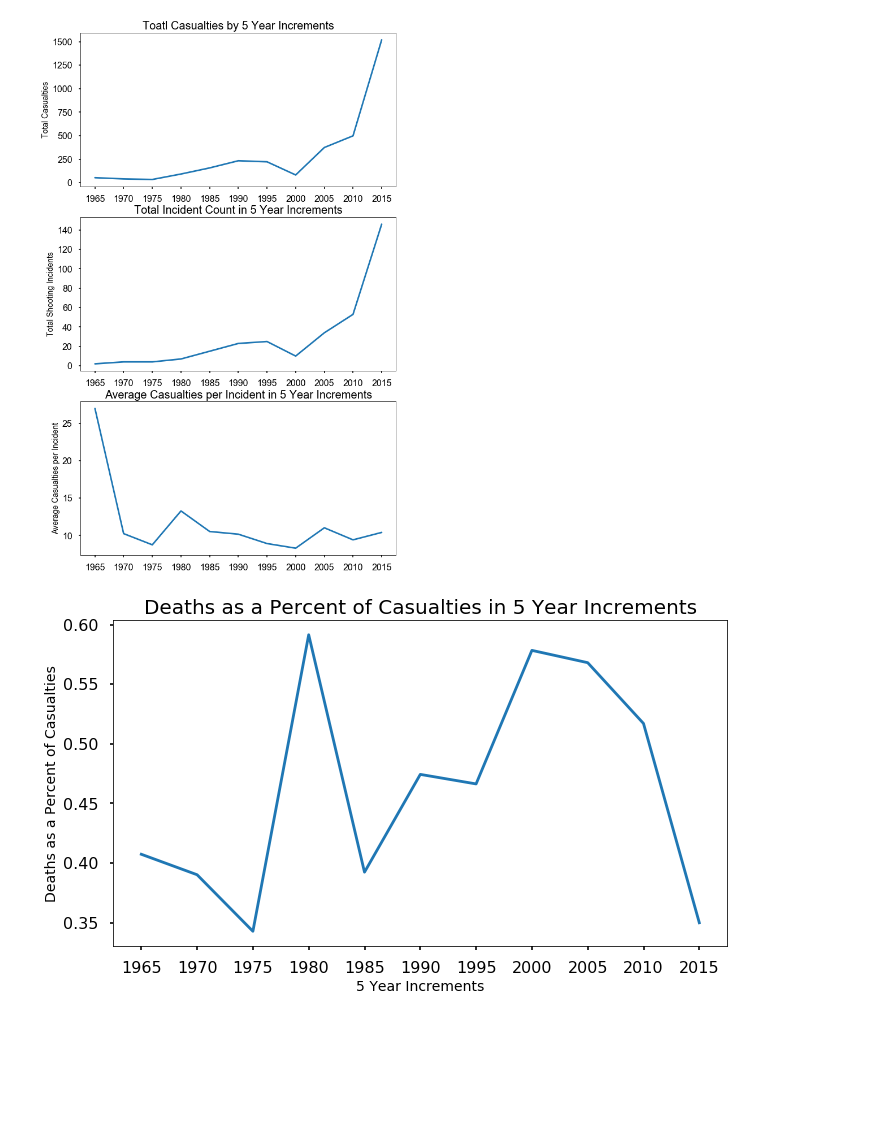
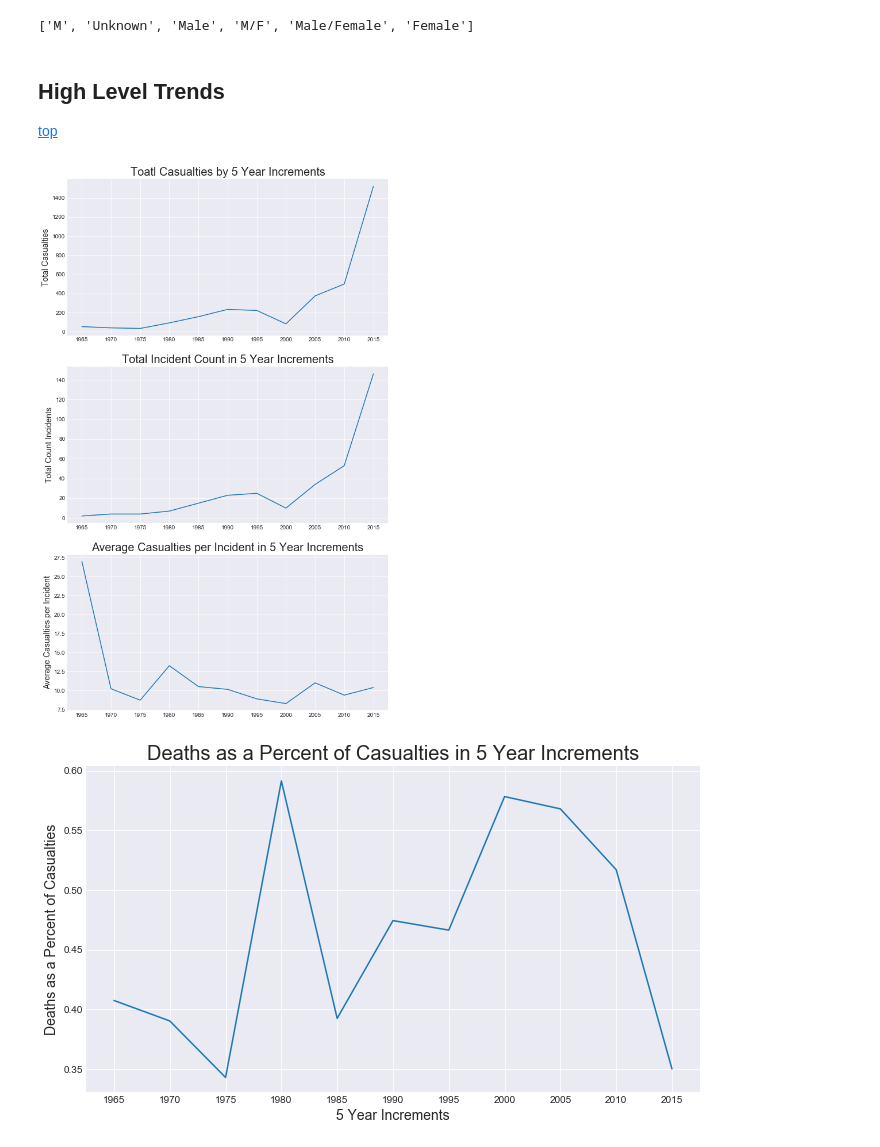
Before and after one commit to ZackSmith32/US_Mass_Shootings_Analysis, a Jupyter notebook: mass_shootings.ipynb, the cells around one changed output. Cells and saved outputs as stored; diff of their text form; code cells hidden in the pictures; blank space fills up the shorter version.

```diff
--- a/mass_shootings.ipynb
+++ b/mass_shootings.ipynb
@@ -75,26 +120,66 @@ df_year_5['casualties_per_incident'] = df_year_5.loc[:,
+# %%
+## 10 year age group feature, some Nan's and some bad entries
+
+def age_group(x):
+    if x == 0:
+        return 0
+    else :
+        return x // 10 * 10
+df['age_10'] = df['age'].apply(age_group)
+# %%
+## condense race descriptions into more concise list
+
+df['race'].fillna('unknown', inplace=True)
+df['race'] = df['race'].apply(lambda x: x.lower())
+df.loc[df['race'] == 'some other race', 'race'] = 'other'
+df.loc[df['race'] == 'black american or african american', 'race'] = 'black'
+df.loc[df['race'] == 'white american or european american', 'race'] = 'white'
+df.loc[df['race'] == 'asian american', 'race'] = 'asian'
+df.loc[df['race'] == 'black american or african american/unknown', 'race'] = 'black'
+df.loc[df['race'] == 'white american or european american/some other race', 'race'] = 'white'
+df.loc[df['race'] == 'asian american/some other race', 'race'] = 'asian'
+# %%
+df['gender'].unique().tolist()
+# %% [output]
+['M', 'Unknown', 'Male', 'M/F', 'Male/Female', 'Female']
+# %%
+## clean gender feature
+
+df.loc[df['gender'] == 'M', 'gender'] = 'Male'
+df.loc[df['gender'] == 'M/F', 'gender'] = 'Male/Female'
+# %%
+## create df_year_5
+
+df_year_5 = df.groupby('year_5', as_index=False).agg({'fatalities': 'sum', 'injured': 'sum',
+                                                    'total_casualties': 'sum', 'incident_ct': 'count'})
+df_year_5['casualties_per_incident'] = df_year_5.loc[:, ['total_casualties', 'incident_ct']].apply(
+                                                    lambda x: x[0] / x[1], axis=1)
+# %% [markdown]
+## High Level Trends
+[top](#top)
 # %%
 ## charts by year for total casualties, number of incidents, and average casualties per incident
 
 dims = (10,17)
 fig, axes = plt.subplots(nrows=3, ncols=1, figsize=dims)
 plt.setp(axes, xticks=np.arange(min(df_year_5['year_5']), max(df_year_5['year_5']) + 5, 5))
-plt.style.use('seaborn-dark')
+
 
 
 axes[0].plot(df_year_5['year_5'], df_year_5['total_casualties'])
 axes[0].set_ylabel('Total Casualties', fontsize=14)
 axes[0].set_title('Toatl Casualties by 5 Year Increments', fontsize=20)
 
 axes[1].plot(df_year_5['year_5'], df_year_5['incident_ct']);
-axes[1].set_ylabel('Total Shooting Incidents', fontsize = 14)
+axes[1].set_ylabel('Total Count Incidents', fontsize = 14)
 axes[1].set_title('Total Incident Count in 5 Year Increments', fontsize = 20);
 
 
 axes[2].plot(df_year_5['year_5'], df_year_5['casualties_per_incident']);
 axes[2].set_ylabel('Average Casualties per Incident', fontsize = 14)
 axes[2].set_title('Average Casualties per Incident in 5 Year Increments', fontsize = 20);
 # %% [output]
-[figure, old version]
+[figure, new version]
 # %%
 ## look at deaths as a percent of casualties
 
@@ -104,7 +189,6 @@ df_year_5['death_pct'] = df_year_5[['fatalities', 'total_casualties']].apply(lam
 
 dims = (11, 6)
 fig, ax = plt.subplots(figsize=dims)
-plt.style.use('seaborn-poster')
 
 plt.plot(df_year_5['year_5'], df_year_5['death_pct']);
 ax.set_xlabel('5 Year Increments', fontsize = 14)
@@ -112,4 +196,4 @@ ax.set_ylabel('Deaths as a Percent of Casualties', fontsize = 14)
 ax.set_title('Deaths as a Percent of Casualties in 5 Year Increments', fontsize = 20);
 plt.xticks(np.arange(min(df_year_5['year_5']), max(df_year_5['year_5']) + 5, 5));
 # %% [output]
-[figure, old version]
+[figure, new version]
```
Also changed, not shown: parts of 29 cells of this notebook.
